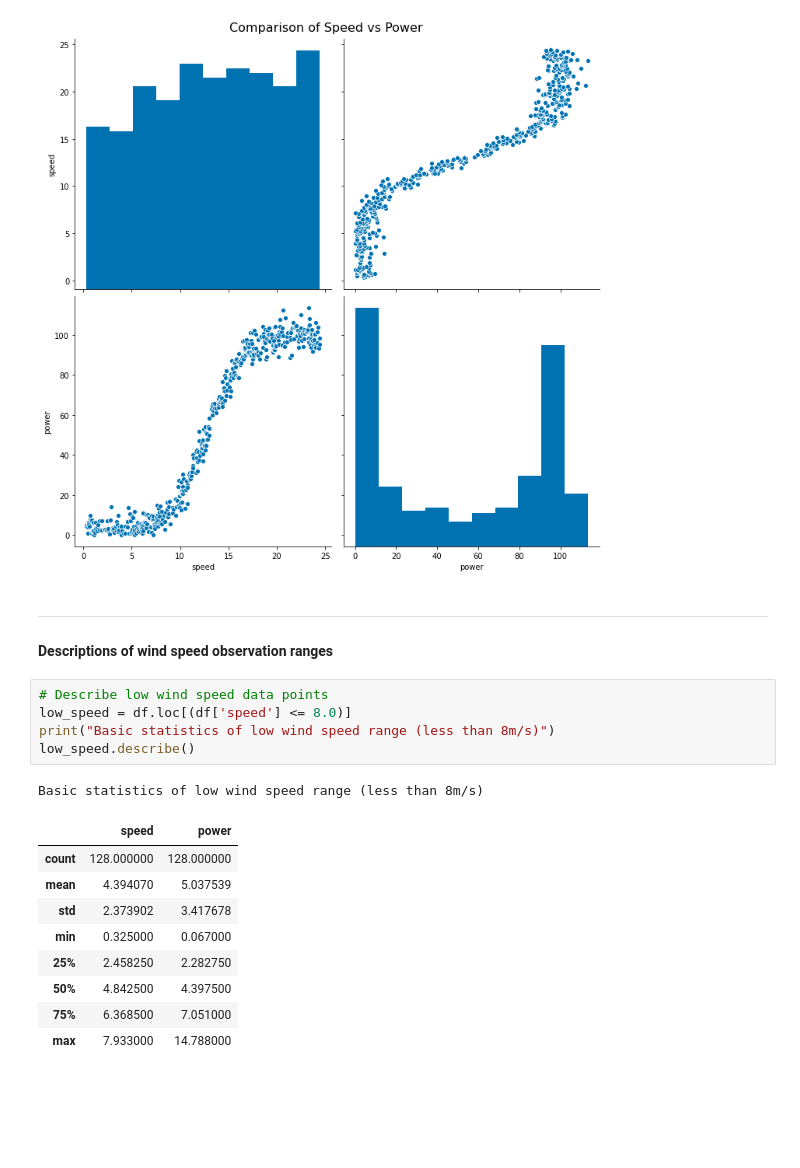
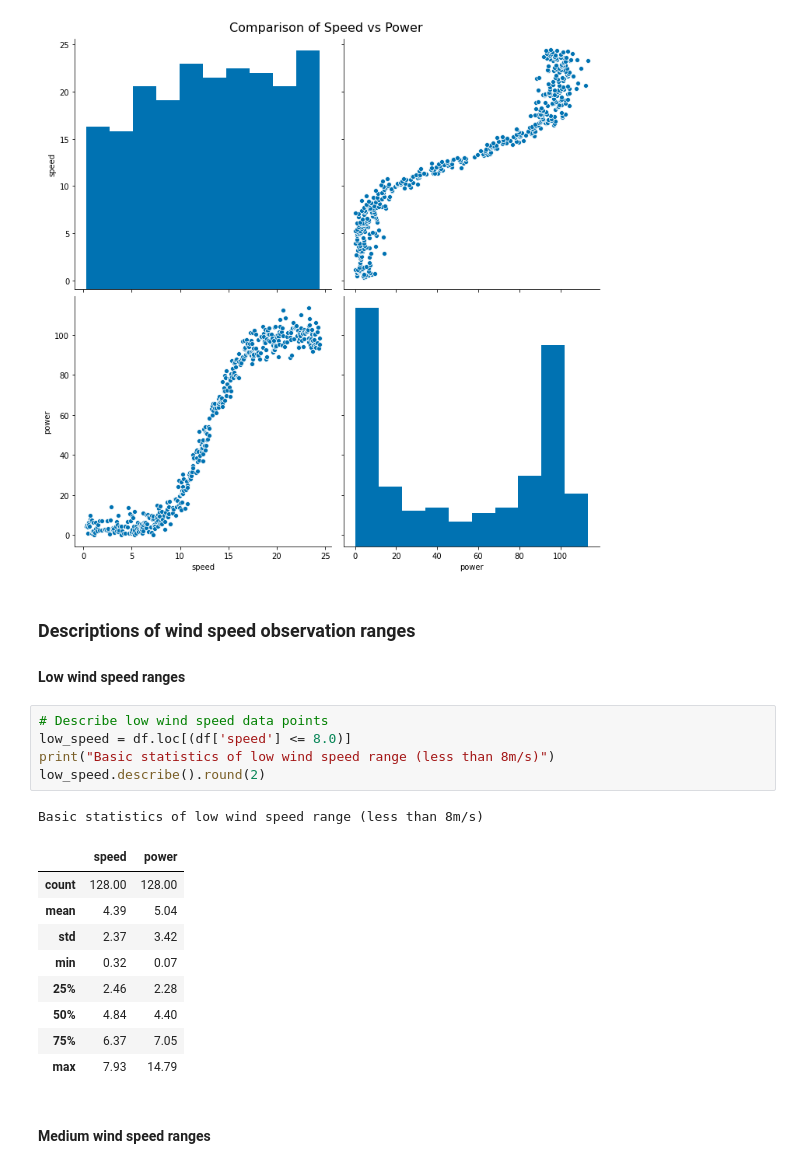
Before and after one commit to markcot/ProjMachLearn, a Jupyter notebook: Project.ipynb, the cells around one changed output. Saved outputs shown, nothing was run; the diff lists cells and outputs as text; blank space fills up the shorter version.

```diff
--- a/Project.ipynb
+++ b/Project.ipynb
@@ -342,25 +366,27 @@ plt.show()
 # %% [output]
 [figure]
 # %% [markdown]
-***
+### Descriptions of wind speed observation ranges
 
-#### Descriptions of wind speed observation ranges
+#### Low wind speed ranges
 # %%
 # Describe low wind speed data points
 low_speed = df.loc[(df['speed'] <= 8.0)]
 print("Basic statistics of low wind speed range (less than 8m/s)")
-low_speed.describe()
+low_speed.describe().round(2)
 # %% [output]
 Basic statistics of low wind speed range (less than 8m/s)
 |  | speed | power |
-| count | 128.000000 | 128.000000 |
-| mean | 4.394070 | 5.037539 |
-| std | 2.373902 | 3.417678 |
-| min | 0.325000 | 0.067000 |
-| 25% | 2.458250 | 2.282750 |
-| 50% | 4.842500 | 4.397500 |
-| 75% | 6.368500 | 7.051000 |
-| max | 7.933000 | 14.788000 |
+| count | 128.00 | 128.00 |
+| mean | 4.39 | 5.04 |
+| std | 2.37 | 3.42 |
+| min | 0.32 | 0.07 |
+| 25% | 2.46 | 2.28 |
+| 50% | 4.84 | 4.40 |
+| 75% | 6.37 | 7.05 |
+| max | 7.93 | 14.79 |
+# %% [markdown]
+#### Medium wind speed ranges
 # %%
 # Describe medium wind speed data points.
 med_speed = df.loc[(df['speed'] > 8.0) & (df['speed'] < 18.0)]
```
Also changed, not shown: parts of 109 cells of this notebook, 1 other file.
